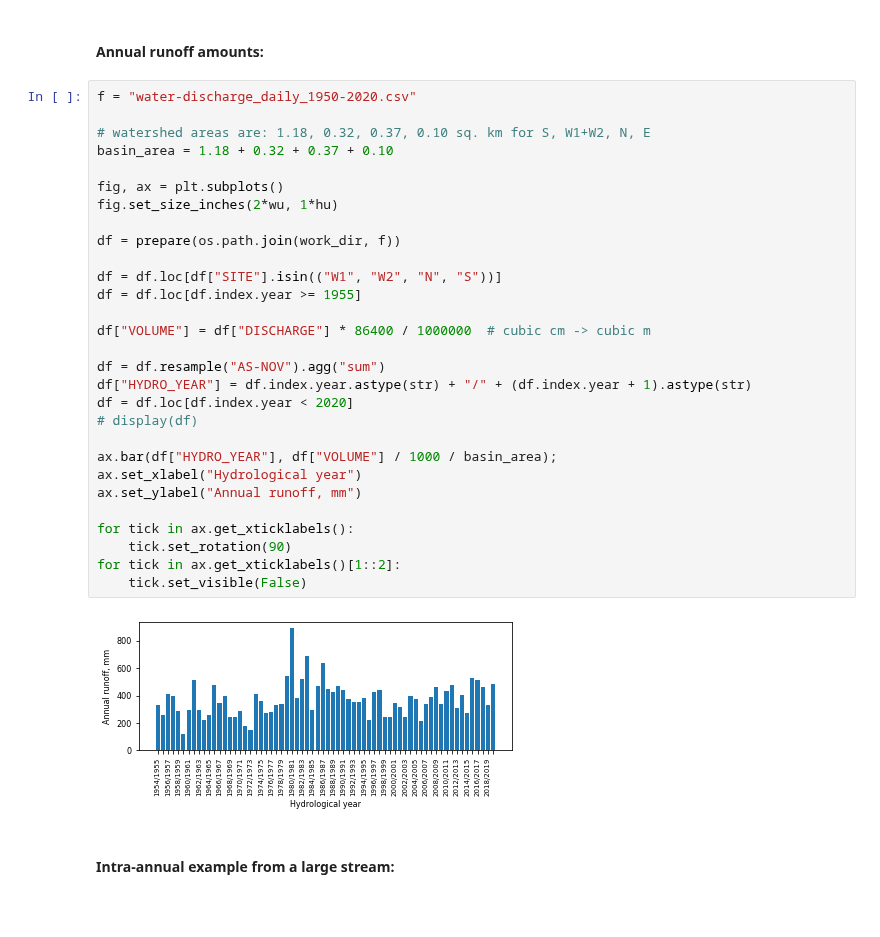
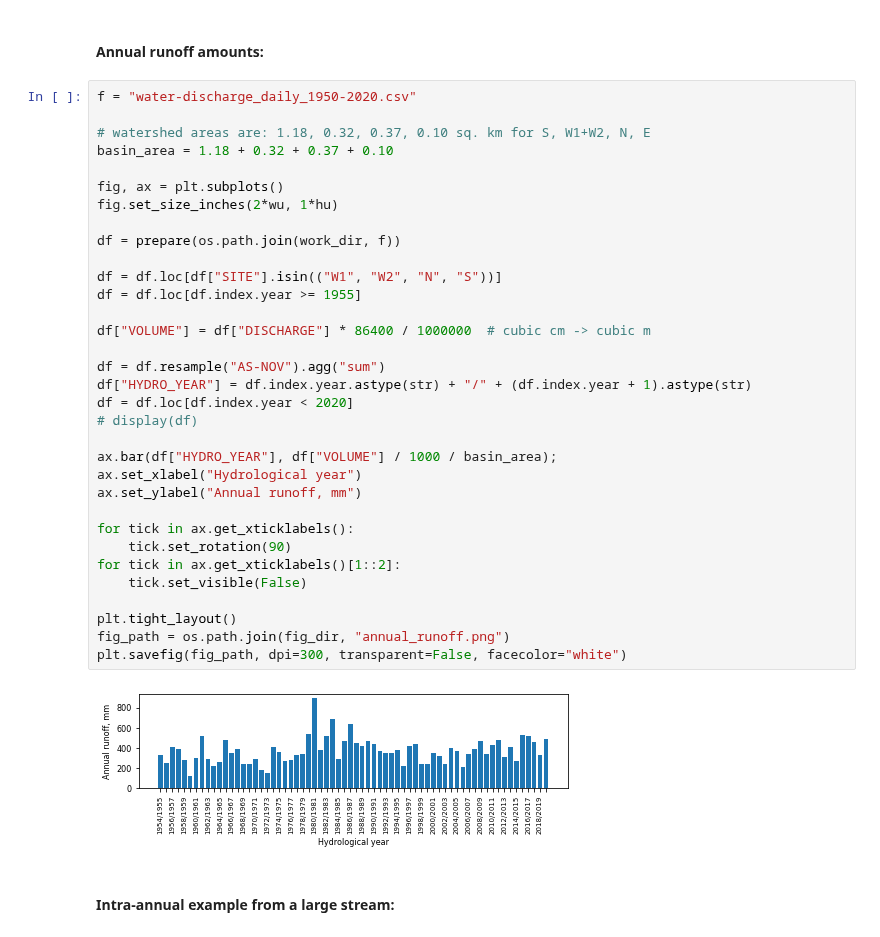
Before and after one commit to shi-hydrology/lammin-suo-plots, a Jupyter notebook: lammin_suo_plots.ipynb, the cells around one changed output. Saved outputs shown, nothing was run; the diff lists cells and outputs as text; blank space fills up the shorter version.

```diff
--- a/lammin_suo_plots.ipynb
+++ b/lammin_suo_plots.ipynb
@@ -730,34 +761,38 @@ The conclusion is that we could sum the discharge from the W1, W2, N and S strea
 # %%
 f = "water-discharge_daily_1950-2020.csv"
 
 # watershed areas are: 1.18, 0.32, 0.37, 0.10 sq. km for S, W1+W2, N, E
 basin_area = 1.18 + 0.32 + 0.37 + 0.10
 
 fig, ax = plt.subplots()
 fig.set_size_inches(2*wu, 1*hu)
 
 df = prepare(os.path.join(work_dir, f))
 
 df = df.loc[df["SITE"].isin(("W1", "W2", "N", "S"))]
 df = df.loc[df.index.year >= 1955]
 
 df["VOLUME"] = df["DISCHARGE"] * 86400 / 1000000  # cubic cm -> cubic m
 
 df = df.resample("AS-NOV").agg("sum")
 df["HYDRO_YEAR"] = df.index.year.astype(str) + "/" + (df.index.year + 1).astype(str)
 df = df.loc[df.index.year < 2020]
 # display(df)
 
 ax.bar(df["HYDRO_YEAR"], df["VOLUME"] / 1000 / basin_area);
 ax.set_xlabel("Hydrological year")
 ax.set_ylabel("Annual runoff, mm")
 
 for tick in ax.get_xticklabels():
     tick.set_rotation(90)
 for tick in ax.get_xticklabels()[1::2]:
     tick.set_visible(False)
+
+plt.tight_layout()
+fig_path = os.path.join(fig_dir, "annual_runoff.png")
+plt.savefig(fig_path, dpi=300, transparent=False, facecolor="white")
 # %% [output]
-[figure, old version]
+[figure, new version]
 # %% [markdown]
 #### Intra-annual example from a large stream:
 # %%
```
Also changed, not shown: parts of 2 cells of this notebook.
